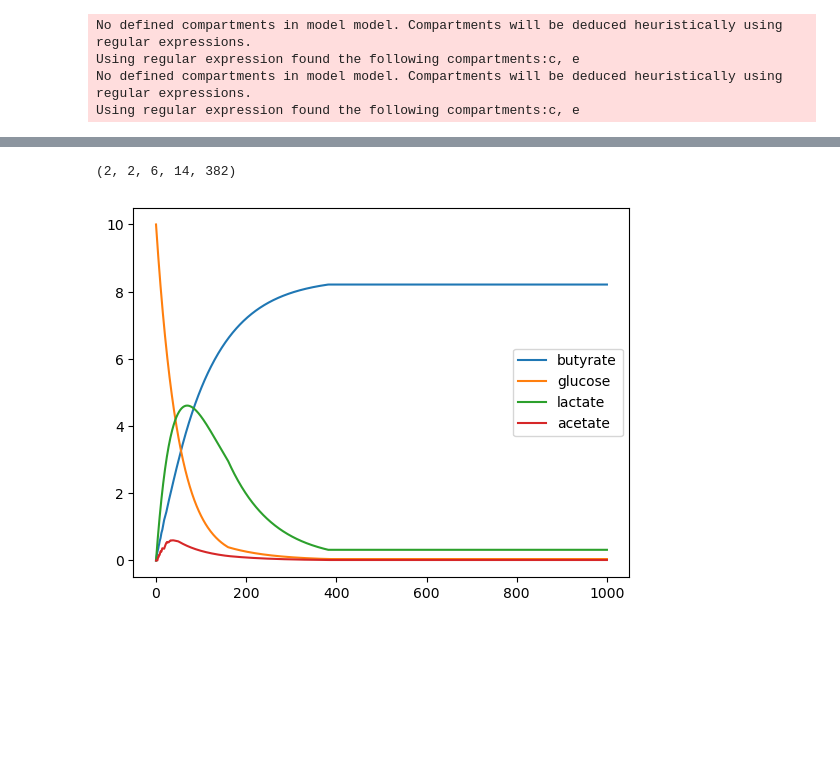
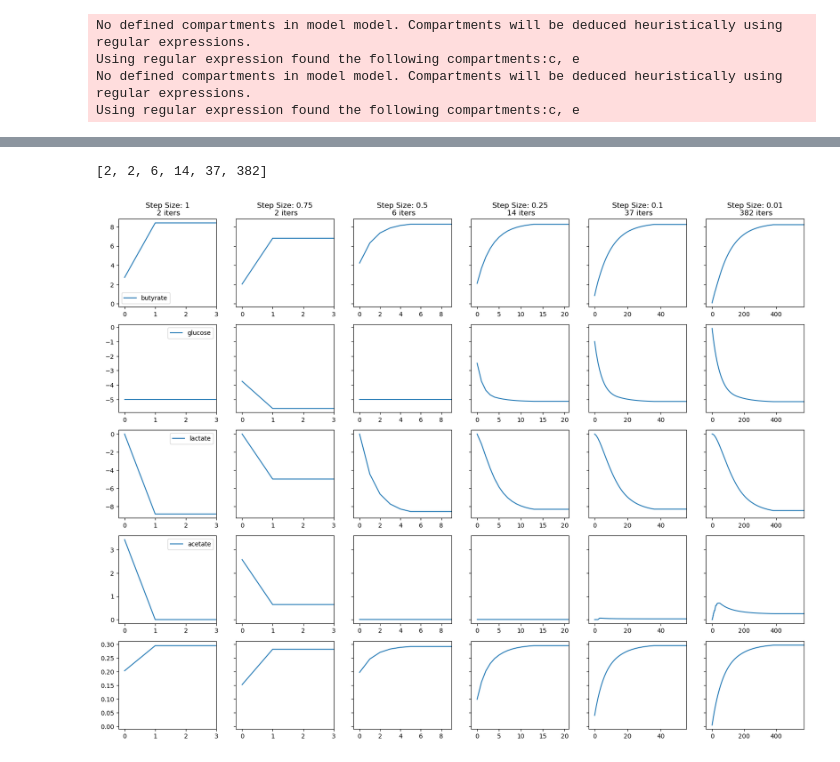
Before and after one commit to RSiegel03/giFBA, a Jupyter notebook: Examples/test_code 1.ipynb, the cells around one changed output, grey strips where cells are left out. Cells and saved outputs as stored; diff of their text form; code cells hidden in the pictures; blank space fills up the shorter version.

Commit message:
eval diff method

```diff
--- a/Examples/test_code 1.ipynb
+++ b/Examples/test_code 1.ipynb
@@ -323,14 +323,16 @@ Using regular expression found the following compartments:c, e
 # initialize community
 community_1 = gifba.gifbaObject([m1, m2], media, rel_abund=[0.5, 0.5], step_size=1)
 community_075 = gifba.gifbaObject([m1, m2], media, rel_abund=[0.5, 0.5], step_size=0.75)
-community_05 = gifba.gifbaObject([m1, m2], media, rel_abund=[0.5, 0.5], step_size=0.5)
-community_025 = gifba.gifbaObject([m1, m2], media, rel_abund=[0.5, 0.5], step_size=0.25)
-community_001 = gifba.gifbaObject([m1, m2], media, rel_abund=[0.5, 0.5], step_size=0.01)
+# community_05 = gifba.gifbaObject([m1, m2], media, rel_abund=[0.5, 0.5], step_size=0.5)
+# community_025 = gifba.gifbaObject([m1, m2], media, rel_abund=[0.5, 0.5], step_size=0.25)
+# community_01 = gifba.gifbaObject([m1, m2], media, rel_abund=[0.5, 0.5], step_size=0.1)
+# community_001 = gifba.gifbaObject([m1, m2], media, rel_abund=[0.5, 0.5], step_size=0.01)
 # run iterations
 its = 1000
 media_flux_1, org_flux_1 = community_1.run_gifba(iters=its, method="pfba", early_stop=True, v=False)
 media_flux_075, org_flux_075 = community_075.run_gifba(iters=its, method="pfba", early_stop=True, v=False)
-media_flux_05, org_flux_05 = community_05.run_gifba(iters=its, method="pfba", early_stop=True, v=False)
-media_flux_025, org_flux_025 = community_025.run_gifba(iters=its, method="pfba", early_stop=True, v=False)
-media_flux_001, org_flux_001 = community_001.run_gifba(iters=its, method="pfba", early_stop=True, v=True)
+# media_flux_05, org_flux_05 = community_05.run_gifba(iters=its, method="pfba", early_stop=True, v=False)
+# media_flux_025, org_flux_025 = community_025.run_gifba(iters=its, method="pfba", early_stop=True, v=False)
+# media_flux_01, org_flux_01 = community_01.run_gifba(iters=its, method="pfba", early_stop=True, v=False)
+# media_flux_001, org_flux_001 = community_001.run_gifba(iters=its, method="pfba", early_stop=True, v=True)
 # %% [output]
@@ -354,16 +351,47 @@ Converged at iteration 382
 # %%
-community_1.iter_converged, community_075.iter_converged, community_05.iter_converged, community_025.iter_converged, community_001.iter_converged
+[community_1.iter_converged, community_075.iter_converged,
+community_05.iter_converged, community_025.iter_converged,
+community_01.iter_converged, community_001.iter_converged]
 # %% [output]
-(2, 2, 6, 14, 382)
+[2, 2, 6, 14, 37, 382]
 # %%
 import matplotlib.pyplot as plt
 import numpy as np
-with community_001 as comm:
-	plt.plot(comm.env_fluxes["EX_but(e)"], label='butyrate')
-	plt.plot(comm.env_fluxes["EX_glc_D(e)"], label='glucose')
-	plt.plot(comm.env_fluxes["EX_lac_L(e)"], label='lactate')
-	plt.plot(comm.env_fluxes["EX_ac(e)"], label='acetate')
-	plt.legend()
+# with community_001 as comm:
+# 	plt.plot(comm.env_fluxes["EX_but(e)"], label='butyrate')
+# 	plt.plot(comm.env_fluxes["EX_glc_D(e)"], label='glucose')
+# 	plt.plot(comm.env_fluxes["EX_lac_L(e)"], label='lactate')
+# 	plt.plot(comm.env_fluxes["EX_ac(e)"], label='acetate')
+# 	plt.legend()
+
+fig, ax = plt.subplots(5, 6, sharey='row', figsize=(20, 15))
+for idx, (step_size, community) in enumerate(zip(
+	[1, 0.75, 0.5, 0.25, 0.1, 0.01],
+	[community_1, community_075, community_05, community_025, community_01, community_001]
+)):
+	model_idx = 1
+	ax[0, idx].plot(community.org_fluxes.loc[model_idx, "EX_but(e)"], label='butyrate')
+	ax[0, idx].set_xlim(-0.1 * community.iter_converged, community.iter_converged * 1.5)
+
+	ax[1, idx].plot(community.org_fluxes.loc[model_idx, "EX_glc_D(e)"], label='glucose')
+	ax[1, idx].set_xlim(-0.1 * community.iter_converged, community.iter_converged * 1.5)
+
+	ax[2, idx].plot(community.org_fluxes.loc[model_idx, "EX_lac_L(e)"], label='lactate')
+	ax[2, idx].set_xlim(-0.1 * community.iter_converged, community.iter_converged * 1.5)
+
+	ax[3, idx].plot(community.org_fluxes.loc[model_idx, "EX_ac(e)"], label='acetate')
+	ax[3, idx].set_xlim(-0.1 * community.iter_converged, community.iter_converged * 1.5)
+
+	ax[4, idx].plot(community.org_fluxes.loc[model_idx, "EX_biomass(e)"], label='biomass')
+	ax[4, idx].set_xlim(-0.1 * community.iter_converged, community.iter_converged * 1.5)
+
+	ax[0, idx].set_title(f'Step Size: {step_size}\n {community.iter_converged} iters')
+	if idx == 0:
+		ax[0, idx].legend()
+		ax[1, idx].legend()
+		ax[2, idx].legend()
+		ax[3, idx].legend()
+		ax[4, idx].legend()
 # %% [output]
-[figure, old version]
+[figure, new version]
 # %%
```
Also changed, not shown: parts of 2 cells of this notebook, 15 other files.
